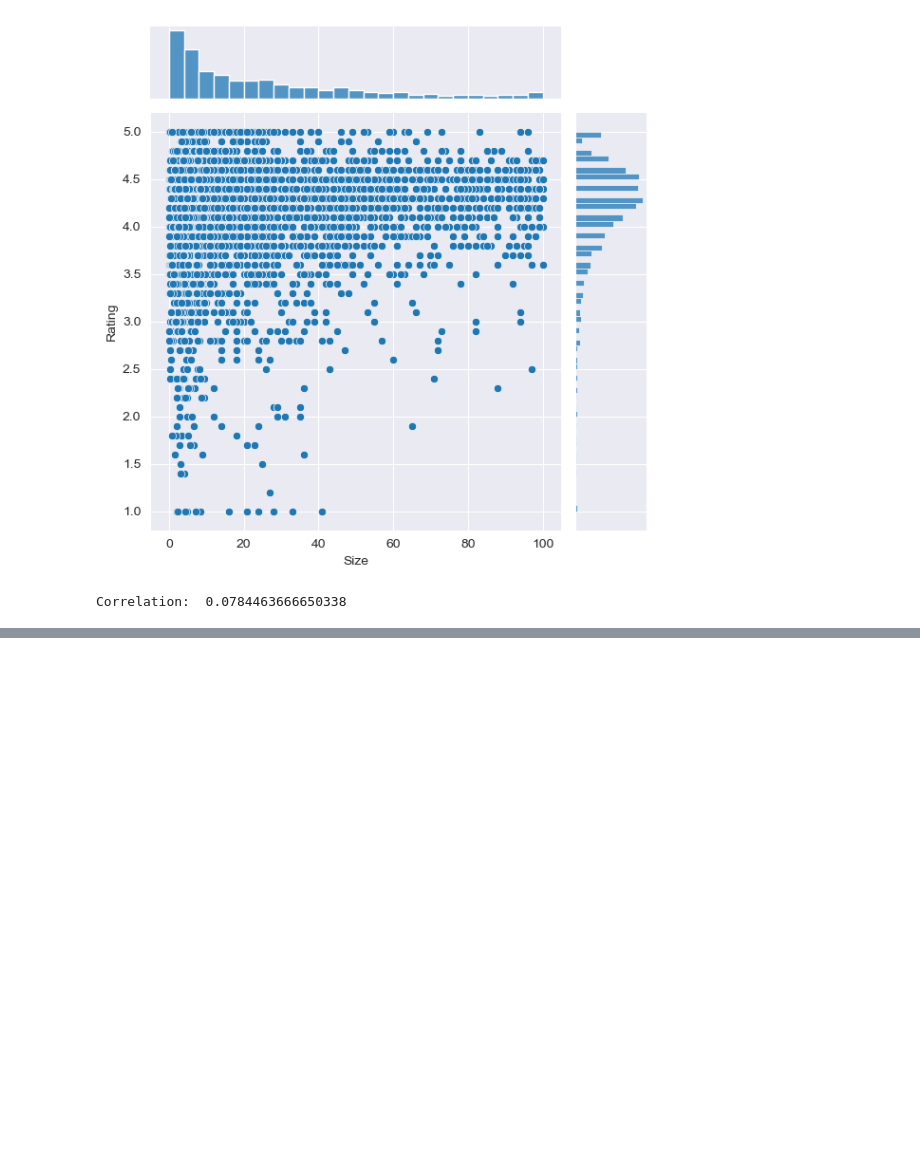
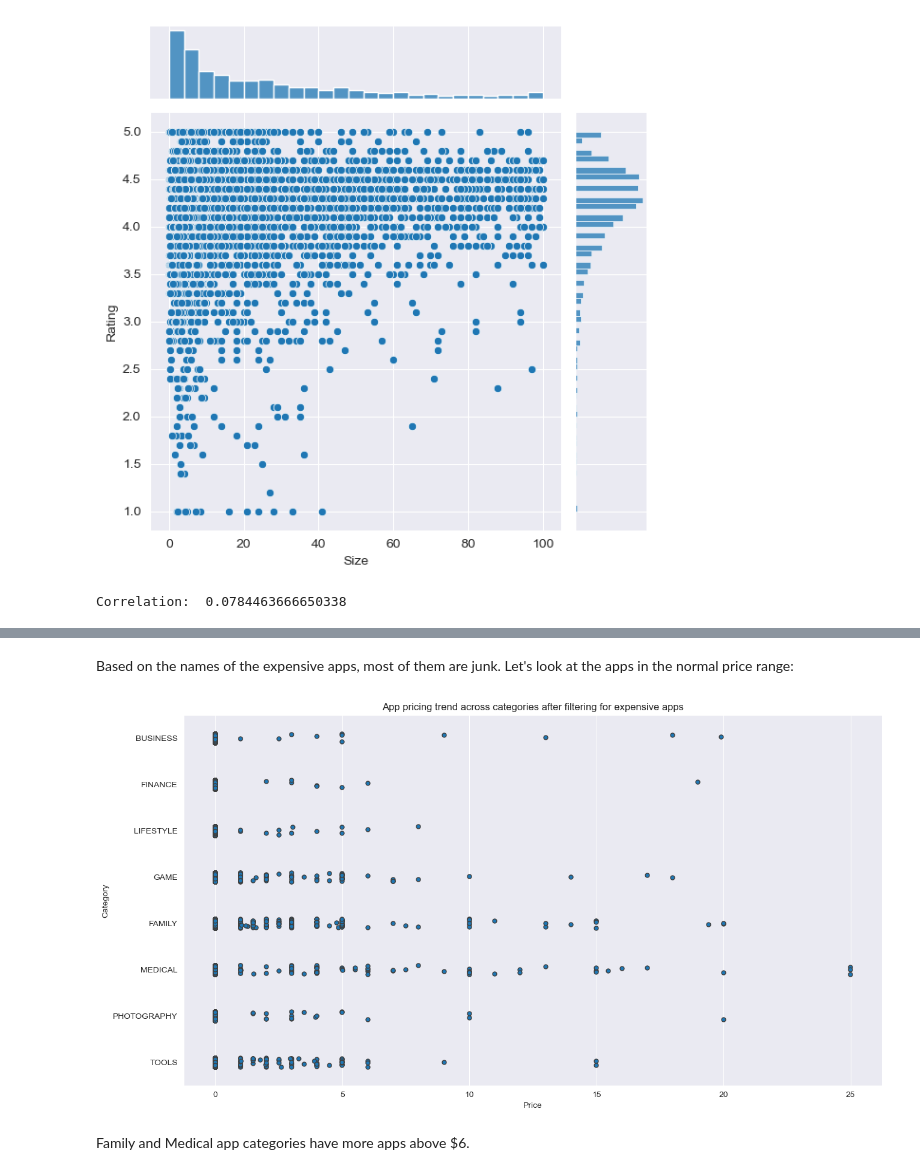
Before and after one commit to NickVasenkov/Android-App-Market-Analysis, a Jupyter notebook: android-app-market-analysis.ipynb, the cells around one changed output, grey strips where cells are left out. Drawn from its saved outputs; the diff is of its cells as text; code cells hidden in the pictures; blank space fills up the shorter version.

```diff
--- a/android-app-market-analysis.ipynb
+++ b/android-app-market-analysis.ipynb
@@ -156,3 +199,18 @@ Correlation:  0.0784463666650338
+# %% [markdown]
+Based on the names of the expensive apps, most of them are junk. Let's look at the apps in the normal price range:
+# %%
+apps_under_25 = popular_app_cats[popular_app_cats["Price"] < 25]
+
+fig, ax = plt.subplots()
+fig.set_size_inches(15, 8)
+
+ax = sns.stripplot(x = 'Price', y = 'Category', data = apps_under_25, jitter = True, linewidth = 1)
+ax.set_title('App pricing trend across categories after filtering for expensive apps')
+plt.show()
+# %% [output]
+[figure, added]
+# %% [markdown]
+Family and Medical app categories have more apps above $6.
 # %%
 # Select apps whose 'Type' is 'Paid'
 paid_apps = apps_with_size_and_rating_present[apps_with_size_and_rating_present["Type"] == 'Paid']
```
Also changed, not shown: parts of 6 cells of this notebook.
